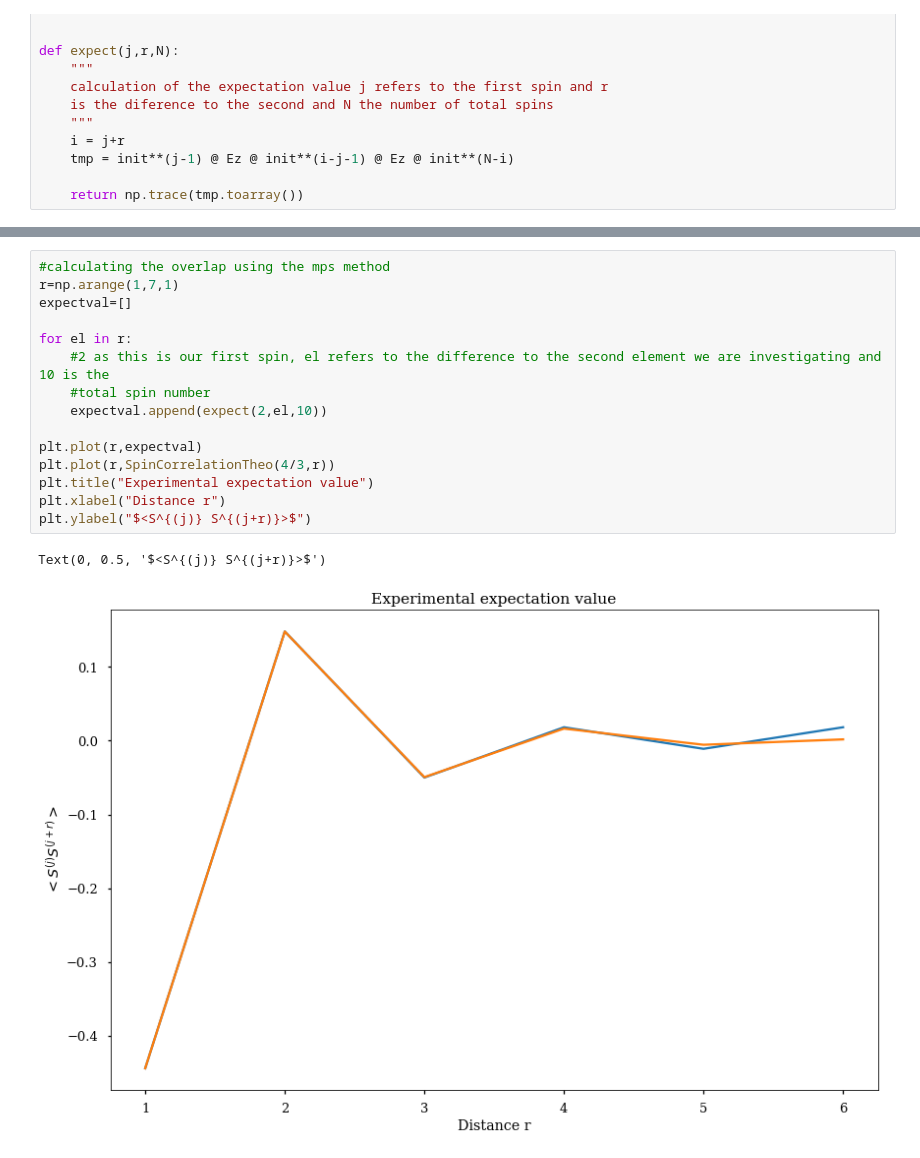
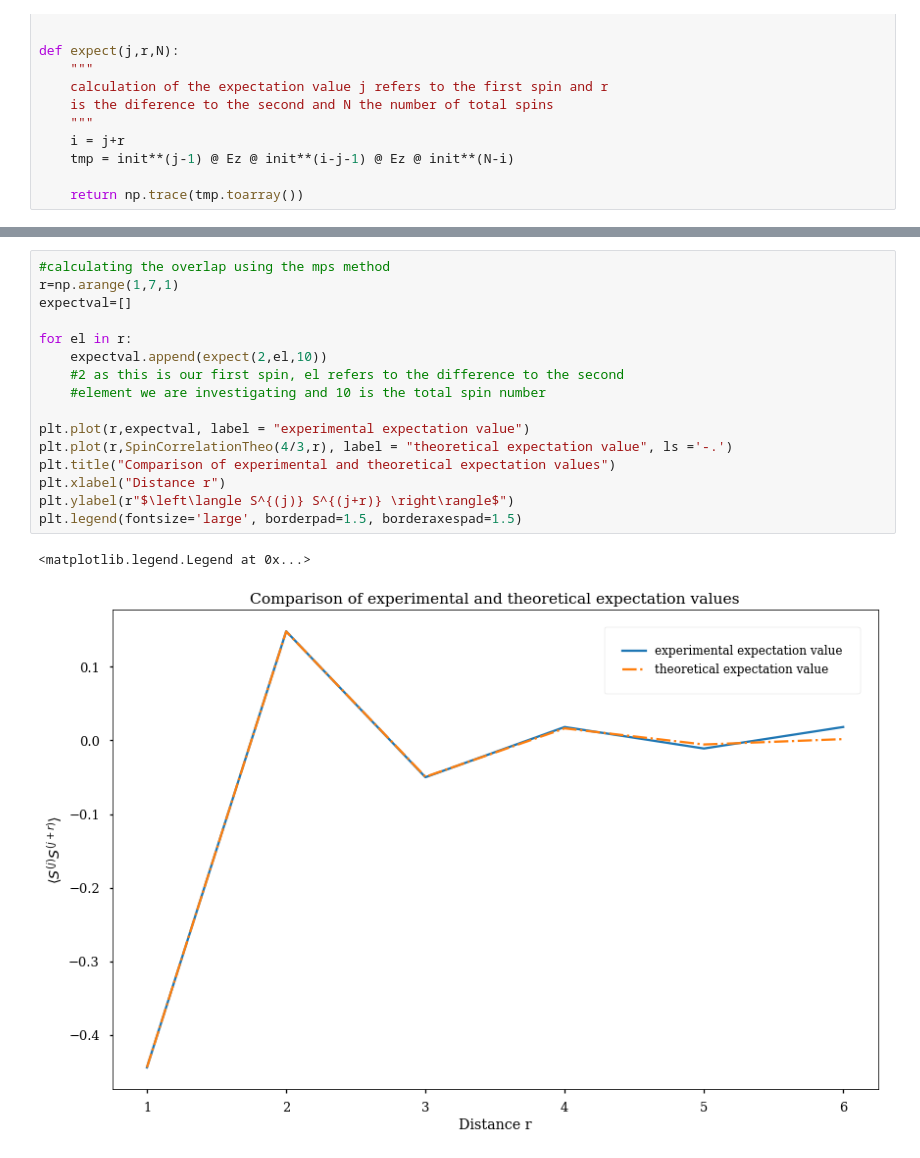
Before and after one commit to mathieukaltschmidt/Computational-Quantum-Dynamics, a Jupyter notebook: Exercise sheet 8/Exercise8_Mathieu-Kaltschmidt_Carl-von-Randow.ipynb, the cells around one changed output, grey strips where cells are left out. Cells and saved outputs as stored; diff of their text form.

```diff
--- a/Exercise sheet 8/Exercise8_Mathieu-Kaltschmidt_Carl-von-Randow.ipynb
+++ b/Exercise sheet 8/Exercise8_Mathieu-Kaltschmidt_Carl-von-Randow.ipynb
@@ -440,18 +459,19 @@ Text(0.5, 1.0, 'Theoretical overlap')
 # %%
 #calculating the overlap using the mps method
 r=np.arange(1,7,1)
 expectval=[]
 
 for el in r:
-    #2 as this is our first spin, el refers to the difference to the second element we are investigating and 10 is the
-    #total spin number
     expectval.append(expect(2,el,10))
+    #2 as this is our first spin, el refers to the difference to the second
+    #element we are investigating and 10 is the total spin number
 
-plt.plot(r,expectval)
-plt.plot(r,SpinCorrelationTheo(4/3,r))
-plt.title("Experimental expectation value")
+plt.plot(r,expectval, label = "experimental expectation value")
+plt.plot(r,SpinCorrelationTheo(4/3,r), label = "theoretical expectation value", ls ='-.')
+plt.title("Comparison of experimental and theoretical expectation values")
 plt.xlabel("Distance r")
-plt.ylabel("$<S^{(j)} S^{(j+r)}>$")
+plt.ylabel(r"$\left\langle S^{(j)} S^{(j+r)} \right\rangle$")
+plt.legend(fontsize='large', borderpad=1.5, borderaxespad=1.5)
 # %% [output]
-Text(0, 0.5, '$<S^{(j)} S^{(j+r)}>$')
+<matplotlib.legend.Legend at 0x...>
-[figure, old version]
+[figure, new version]
```
Also changed, not shown: parts of 12 cells of this notebook, 2 other files.
